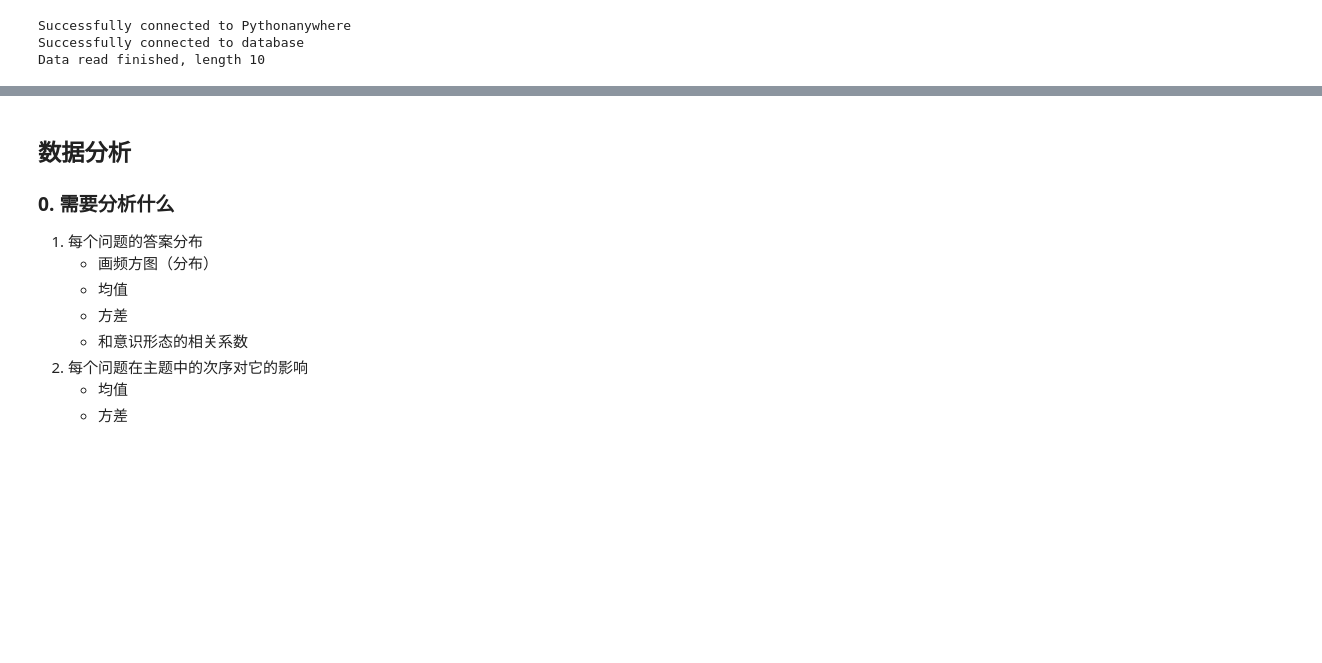
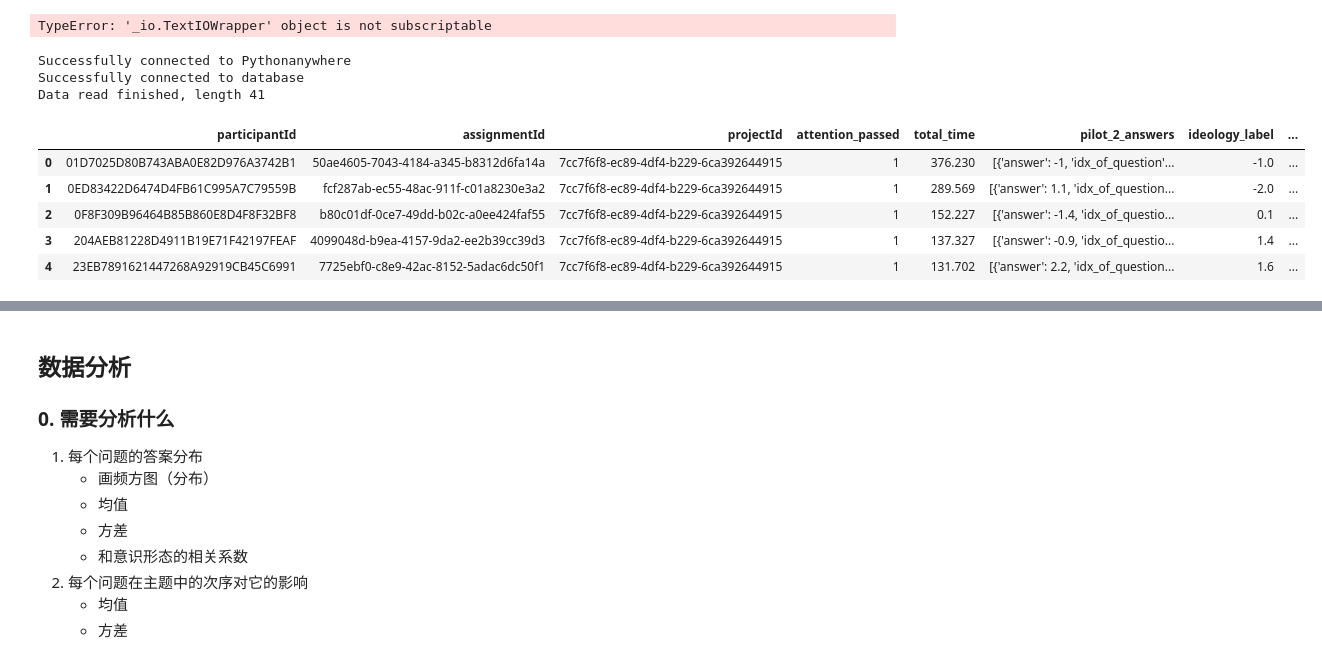
Before and after one commit to yindeqiang/Online-Politicization-Experiment-Website, a Jupyter notebook: data_analysis/pilot_2_2.ipynb, the cells around one changed output, grey strips where cells are left out. Saved outputs shown, nothing was run; the diff lists cells and outputs as text; code cells hidden in the pictures; blank space fills up the shorter version.

```diff
--- a/data_analysis/pilot_2_2.ipynb
+++ b/data_analysis/pilot_2_2.ipynb
@@ -12,3 +16,11 @@ from pathlib import Path
+# %%
+import json
+
+with open(data_path / "phase_2_statements.js") as f:
+
+    json.load(f[])
+# %% [output]
+TypeError: '_io.TextIOWrapper' object is not subscriptable
 # %%
 sshtunnel.SSH_TIMEOUT = 5.0
 sshtunnel.TUNNEL_TIMEOUT = 5.0
@@ -18,33 +30,41 @@ with sshtunnel.SSHTunnelForwarder(
     ssh_username='Grawi', ssh_password='midgeq-xikFah-gukpu7',
     remote_bind_address=('Grawi.mysql.pythonanywhere-services.com', 3306)
 ) as tunnel:
     print("Successfully connected to Pythonanywhere")
     connection = MySQLdb.connect(
         user='Grawi',
         passwd='david2202087',
         host='127.0.0.1', port=tunnel.local_bind_port,
         db='Grawi$Interactive_quiz_database',
     )
     # Do stuff
     print("Successfully connected to database")
 
     try:
         cursor = connection.cursor()
         query = "SELECT * FROM pilot_2 where submit_time>='2024-01-01';"
         df = pd.read_sql(query, connection)
         print(f"Data read finished, length {len(df)}")
     except Exception as e:
         print("Error:", e)
 
     finally:
         # Close the cursor and connection
         cursor.close()
         connection.close()
 
+df["pilot_2_answers"] = df["pilot_2_answers"].map(literal_eval)
+df['submit_time'] = pd.to_datetime(df['submit_time'])
+df = df.loc[df["participantId"] != "testId"]
 df.head()
-df["pilot_2_answers"] = df["pilot_2_answers"].map(literal_eval)
 # %% [output]
 Successfully connected to Pythonanywhere
 Successfully connected to database
-Data read finished, length 10
+Data read finished, length 41
+|  | participantId | assignmentId | projectId | attention_passed | total_time | pilot_2_answers | ideology_label | ... |
+| 0 | 01D7025D80B743ABA0E82D976A3742B1 | 50ae4605-7043-4184-a345-b8312d6fa14a | 7cc7f6f8-ec89-4df4-b229-6ca392644915 | 1 | 376.230 | [{'answer': -1, 'idx_of_question'... | -1.0 | ... |
+| 1 | 0ED83422D6474D4FB61C995A7C79559B | fcf287ab-ec55-48ac-911f-c01a8230e3a2 | 7cc7f6f8-ec89-4df4-b229-6ca392644915 | 1 | 289.569 | [{'answer': 1.1, 'idx_of_question... | -2.0 | ... |
+| 2 | 0F8F309B96464B85B860E8D4F8F32BF8 | b80c01df-0ce7-49dd-b02c-a0ee424faf55 | 7cc7f6f8-ec89-4df4-b229-6ca392644915 | 1 | 152.227 | [{'answer': -1.4, 'idx_of_questio... | 0.1 | ... |
+| 3 | 204AEB81228D4911B19E71F42197FEAF | 4099048d-b9ea-4157-9da2-ee2b39cc39d3 | 7cc7f6f8-ec89-4df4-b229-6ca392644915 | 1 | 137.327 | [{'answer': -0.9, 'idx_of_questio... | 1.4 | ... |
+| 4 | 23EB7891621447268A92919CB45C6991 | 7725ebf0-c8e9-42ac-8152-5adac6dc50f1 | 7cc7f6f8-ec89-4df4-b229-6ca392644915 | 1 | 131.702 | [{'answer': 2.2, 'idx_of_question... | 1.6 | ... |
 # %%
```
Also changed, not shown: parts of 13 cells of this notebook, 2 other files.
